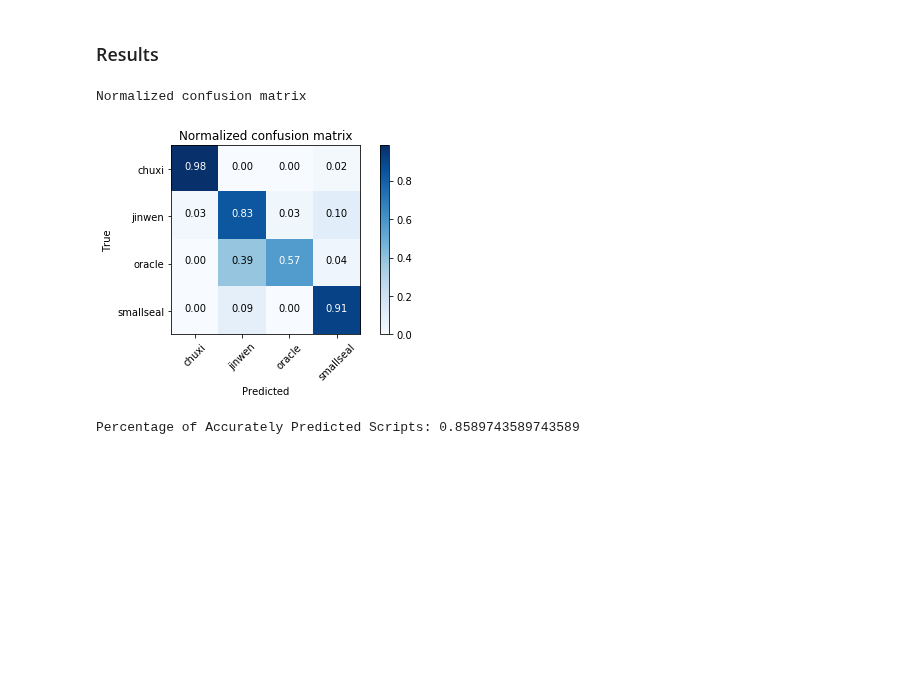
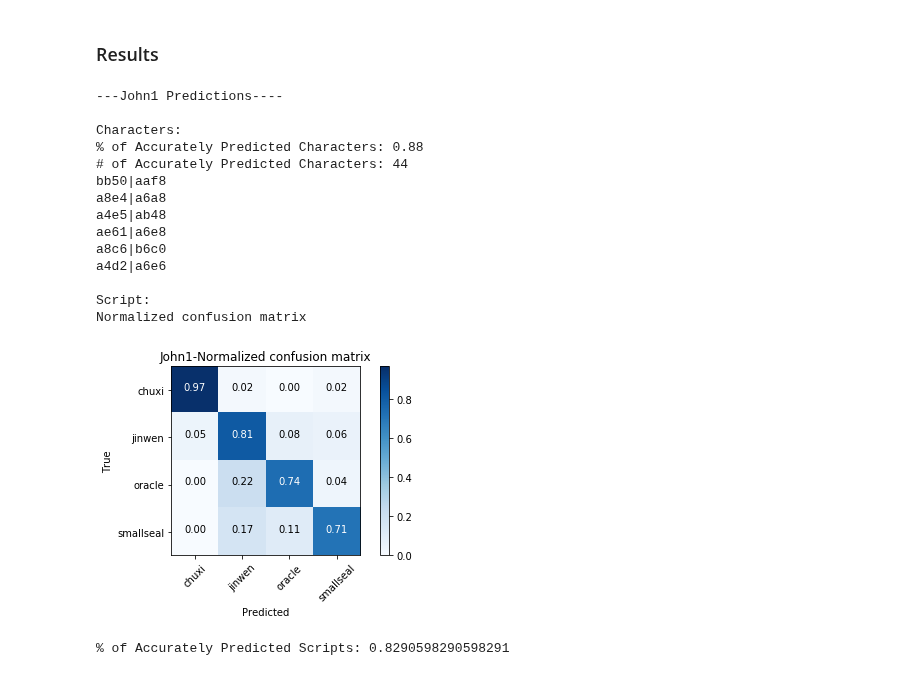
Before and after one commit to kimrharper/data_science_nltk, a Jupyter notebook: chinese_image/check_answers.ipynb, the cells around one changed output. Drawn from its saved outputs; the diff is of its cells as text; code cells hidden in the pictures; blank space fills up the shorter version.

Commit message:
final predictions and scores

```diff
--- a/chinese_image/check_answers.ipynb
+++ b/chinese_image/check_answers.ipynb
@@ -12,7 +15,9 @@ from sklearn.model_selection import train_test_split
 from sklearn.metrics import confusion_matrix
 from sklearn.metrics import accuracy_score
 
-def plot_confusion_matrix(cm, classes,
+def plot_confusion_matrix(name,
+                          cm,
+                          classes,
                           normalize=False,
                           title='Confusion matrix',
                           cmap=plt.cm.Blues):
@@ -29,7 +34,7 @@ def plot_confusion_matrix(cm, classes,
 #     print(cm)
 
     plt.imshow(cm, interpolation='nearest', cmap=cmap)
-    plt.title(title)
+    plt.title(name + '-' + title)
     plt.colorbar()
     tick_marks = np.arange(len(classes))
     plt.xticks(tick_marks, classes, rotation=45)
@@ -45,9 +50,11 @@ def plot_confusion_matrix(cm, classes,
     plt.ylabel('True')
     plt.xlabel('Predicted')
     plt.tight_layout()
+    plt.savefig(name+'.jpeg')
 
-def check_script(source, sset):
+def check_script(source, sset,name):
     if sset == 'char':
+        print('\n\033[1mCharacters:\033[0m')
         check_true = pd.read_csv('12-2-2018-char_hold_out.csv')
         check_true.columns
         del check_true['Unnamed: 0']
@@ -58,10 +65,12 @@ def check_script(source, sset):
         pred = pd.read_csv(source)
         pred = pred.iloc[:,-1].values
 
-        print('\033[1m% of Accurately Predicted Characters: {}'.format(accuracy_score(truth, pred)))
-        print('\033[1m# of Accurately Predicted Characters: {}'.format(accuracy_score(truth, pred, normalize=False)))
+        print('% of Accurately Predicted Characters: {}'.format(accuracy_score(truth, pred)))
+        print('# of Accurately Predicted Characters: {}'.format(accuracy_score(truth, pred, normalize=False)))
 
+        [print('{}|{}'.format(i,u)) for i,u in zip(truth,pred) if i !=u]
     else:
+        print('\n\033[1mScript:\033[0m')
         check_true = pd.read_csv('12-2-2018-script_hold_out.csv')
         check_true.columns
         del check_true['Unnamed: 0']
@@ -75,17 +84,33 @@ def check_script(source, sset):
 
         cnf_matrix = confusion_matrix(truth, pred)
         plt.figure()
-        plot_confusion_matrix(cnf_matrix, classes=class_names, normalize=True,
+        plot_confusion_matrix(name,cnf_matrix, classes=class_names, normalize=True,
                               title='Normalized confusion matrix')
 
         plt.show()
 
-        print('\033[1m% of Accurately Predicted Scripts: {}'.format(accuracy_score(truth, pred)))
+        print('% of Accurately Predicted Scripts: {}'.format(accuracy_score(truth, pred)))
 # %% [markdown]
 ### Results
-# %%
-check_script('JMB_prediction_script_v2.csv','script')
-# %% [output]
-Normalized confusion matrix
-[figure, removed]
-Percentage of Accurately Predicted Scripts: 0.8589743589743589
+# %%
+n = 'John1'
+print('\033[1m---{} Predictions----\033[0m'.format(n))
+check_script('JMB_prediction_char_v1.csv','char',n)
+check_script('JMB_prediction_script_v1.csv','script',n)
+# %% [output]
+---John1 Predictions----
+
+Characters:
+% of Accurately Predicted Characters: 0.88
+# of Accurately Predicted Characters: 44
+bb50|aaf8
+a8e4|a6a8
+a4e5|ab48
+ae61|a6e8
+a8c6|b6c0
+a4d2|a6e6
+
+Script:
+Normalized confusion matrix
+[figure, added]
+% of Accurately Predicted Scripts: 0.8290598290598291
```
Also changed, not shown: parts of 5 cells of this notebook, 9 other files.
